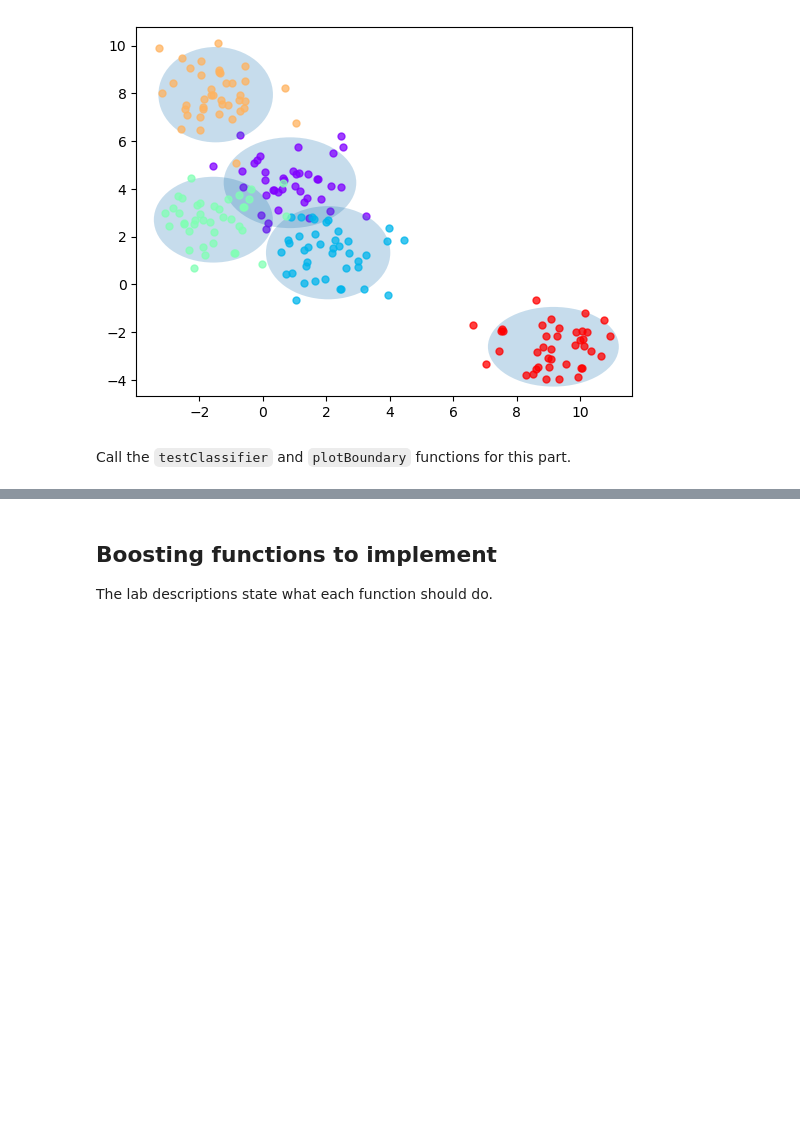
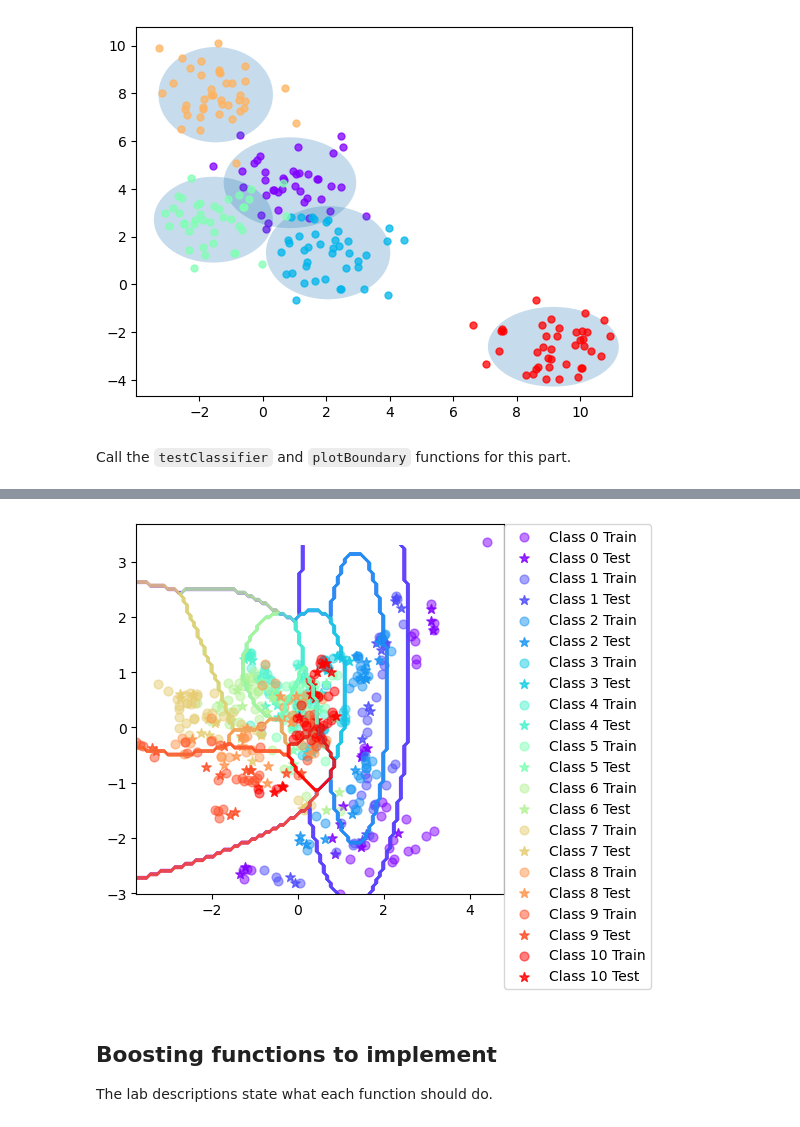
Before and after one commit to samshahriari/ML, a Jupyter notebook: Lab3/lab3.ipynb, the cells around one changed output, grey strips where cells are left out. Saved outputs shown, nothing was run; the diff lists cells and outputs as text; code cells hidden in the pictures; blank space fills up the shorter version.

```diff
--- a/Lab3/lab3.ipynb
+++ b/Lab3/lab3.ipynb
@@ -92,13 +92,17 @@ def mlParams(X, labels, W=None):
 #      sigma - C x d x d matrix of class covariances (sigma[i] - class i sigma)
 # out:     h - N vector of class predictions for test points
 def classifyBayes(X, prior, mu, sigma):
-
     Npts = X.shape[0]
     Nclasses,Ndims = np.shape(mu)
     logProb = np.zeros((Nclasses, Npts))
 
-    # TODO: fill in the code to compute the log posterior logProb!
+    #
     # ==========================
+    for k in range(Nclasses):
+        for i in range(Npts):
+            x = X[i].reshape(1,-1)
+
+            logProb[k, i] = -0.5 * np.log(np.linalg.det(sigma[k])) - 0.5*(x-mu[k])@(np.linalg.inv(sigma[k]))@(x-mu[k]).T + np.log(prior[k])
 
     # ==========================
 
@@ -146,0 +183,4 @@ plotBoundary(BayesClassifier(), dataset='iris',split=0.7)
+# %%
+%matplotlib inline
+plotBoundary(BayesClassifier(), dataset='vowel',split=0.7)
+# %% [output]
@@ -147,3 +204,4 @@ plotBoundary(BayesClassifier(), dataset='iris',split=0.7)
+[figure, added]
 # %% [markdown]
 ## Boosting functions to implement
 
```
Also changed, not shown: parts of 4 cells of this notebook.
